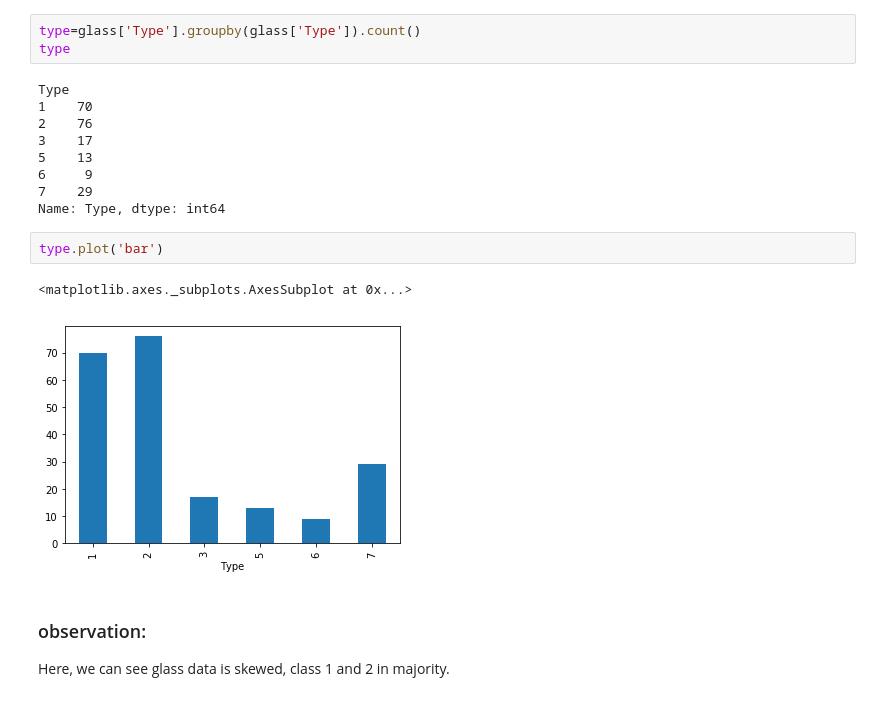
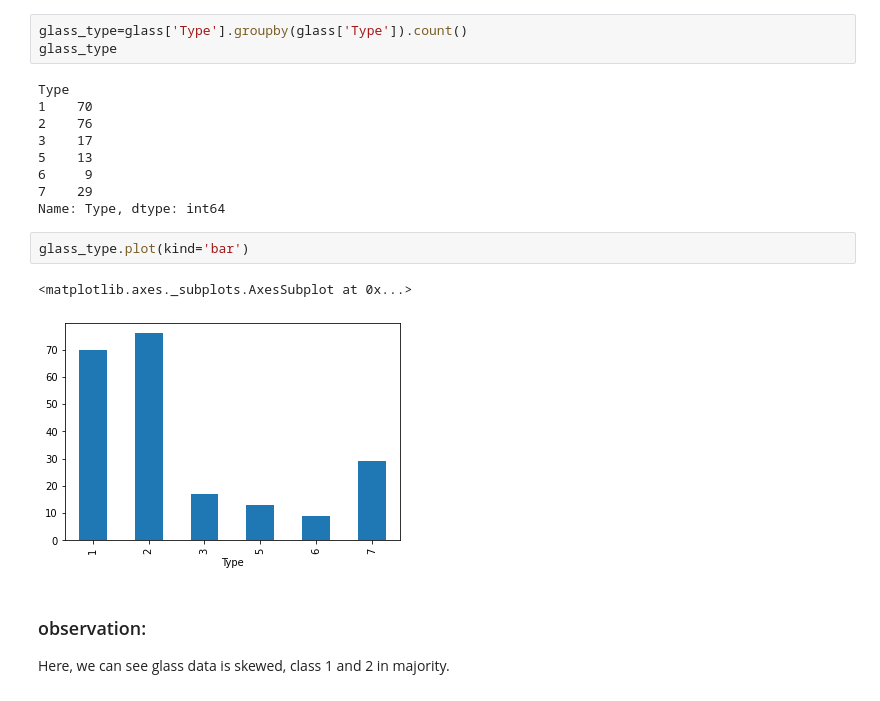
Before and after one commit to udaypratapyati/ML_Algos, a Jupyter notebook: 08.KNN/06.Case-Study-KNN.ipynb, the cells around one changed output. Drawn from its saved outputs; the diff is of its cells as text.

```diff
--- a/08.KNN/06.Case-Study-KNN.ipynb
+++ b/08.KNN/06.Case-Study-KNN.ipynb
@@ -323,8 +289,8 @@ memory usage: 16.8 KB
 # %% [markdown]
 ### Count the no of observations on the basis of type and then create a barplot.
 # %%
-type=glass['Type'].groupby(glass['Type']).count()
-type
+glass_type=glass['Type'].groupby(glass['Type']).count()
+glass_type
 # %% [output]
 Type
 1    70
@@ -335,10 +301,10 @@ Type
 7    29
 Name: Type, dtype: int64
 # %%
-type.plot('bar')
+glass_type.plot(kind='bar')
 # %% [output]
 <matplotlib.axes._subplots.AxesSubplot at 0x...>
-[figure, old version]
+[figure, new version]
 # %% [markdown]
 ### observation:
 Here, we can see glass data is skewed, class 1 and 2 in majority.
```
Also changed, not shown: parts of 39 cells of this notebook.
